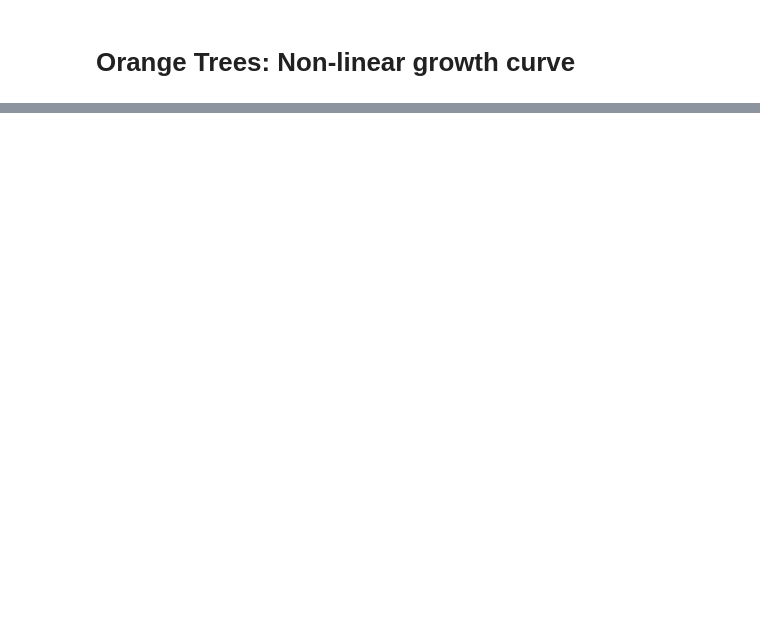
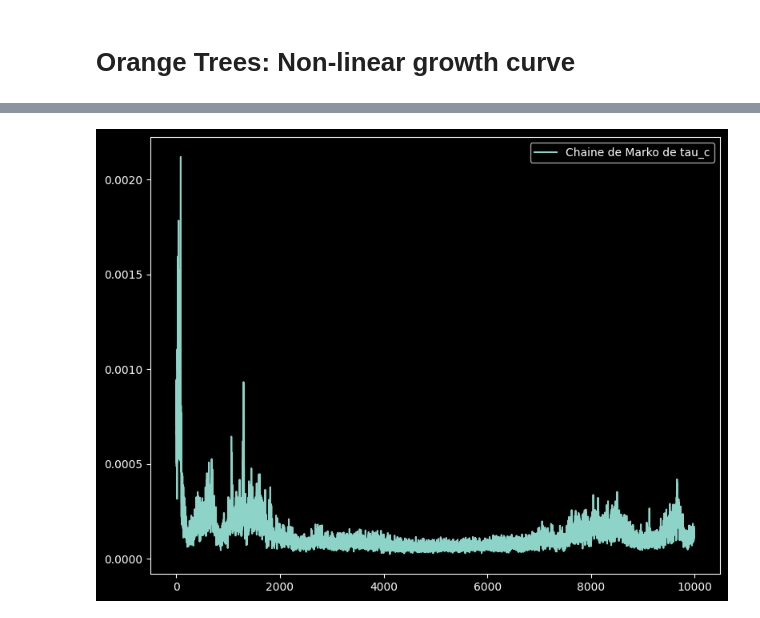
Before and after one commit to pierredbli/Bayes, a Jupyter notebook: BAYES.ipynb, the cells around one changed output, grey strips where cells are left out. Cells and saved outputs as stored; diff of their text form; code cells hidden in the pictures; blank space fills up the shorter version.

```diff
--- a/BAYES.ipynb
+++ b/BAYES.ipynb
@@ -112,0 +167,9 @@ priors_tau_k = np.array([1e-3, 1e-3]) #notés alpha_k et beta_k
+# %%
+#Analyse de tau_c
+plt.figure(figsize=(8,6))
+plt.plot(chain_tau_C[10:], label='Chaine de Marko de tau_c')
+plt.legend()
+plt.tight_layout()
+plt.show()
+# %% [output]
+[figure, added]
```
Also changed, not shown: parts of 7 cells of this notebook.
